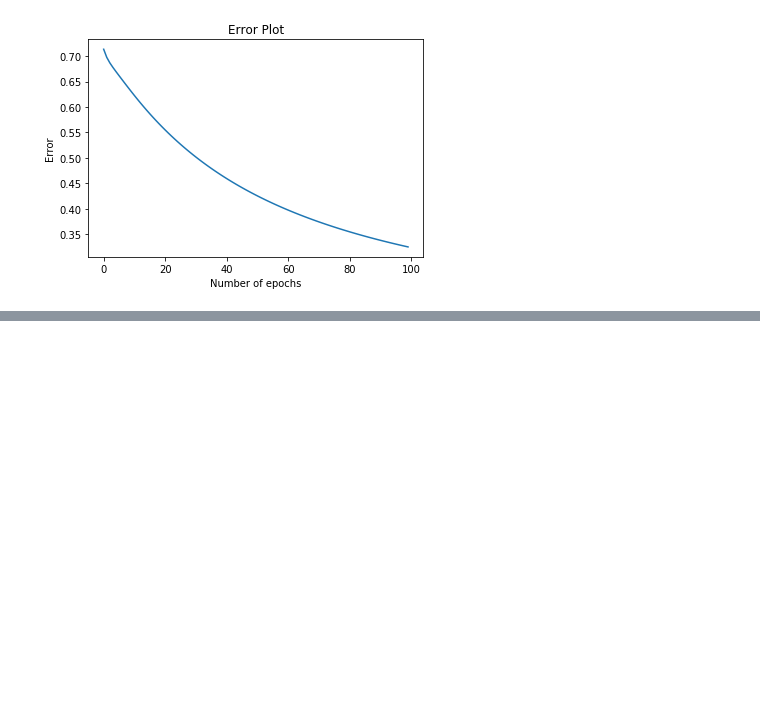
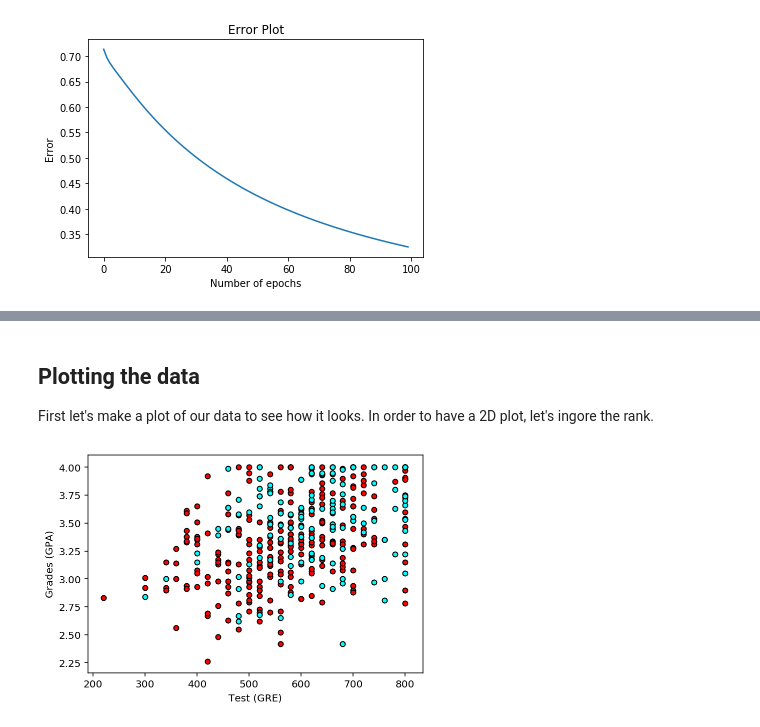
Before and after one commit to ChristopherDaigle/Udacity, a Jupyter notebook: IntroductionToMachineLearningProgram/Part3_DeepLearning/Introduction to Neural Networks/Notes on Deep Learning - Introduction to Neural Networks.ipynb, the cells around one changed output, grey strips where cells are left out. Saved outputs shown, nothing was run; the diff lists cells and outputs as text; code cells hidden in the pictures; blank space fills up the shorter version.

```diff
--- a/IntroductionToMachineLearningProgram/Part3_DeepLearning/Introduction to Neural Networks/Notes on Deep Learning - Introduction to Neural Networks.ipynb
+++ b/IntroductionToMachineLearningProgram/Part3_DeepLearning/Introduction to Neural Networks/Notes on Deep Learning - Introduction to Neural Networks.ipynb
@@ -513,0 +527,12 @@ Feedforward is the process neural networks use to turn the input into an output.
+# %%
+# Importing pandas and numpy
+import pandas as pd
+import numpy as np
+
+# Reading the csv file into a pandas DataFrame
+data = pd.read_csv('student_data.csv')
+
+# Printing out the first 10 rows of our data
+data[:10]
+# or
+data.head(10)
@@ -513,0 +551,26 @@ Feedforward is the process neural networks use to turn the input into an output.
+# %% [markdown]
+## Plotting the data
+
+First let's make a plot of our data to see how it looks. In order to have a 2D plot, let's ingore the rank.
+# %%
+# Importing matplotlib
+import matplotlib.pyplot as plt
+%matplotlib inline
+%config InlineBackend.figure_format = 'retina'
+
+# Function to help us plot
+def plot_points(data):
+    X = np.array(data[["gre","gpa"]])
+    y = np.array(data["admit"])
+    admitted = X[np.argwhere(y==1)]
+    rejected = X[np.argwhere(y==0)]
+    plt.scatter([s[0][0] for s in rejected], [s[0][1] for s in rejected], s = 25, color = 'red', edgecolor = 'k')
+    plt.scatter([s[0][0] for s in admitted], [s[0][1] for s in admitted], s = 25, color = 'cyan', edgecolor = 'k')
+    plt.xlabel('Test (GRE)')
+    plt.ylabel('Grades (GPA)')
+
+# Plotting the points
+plot_points(data)
+plt.show()
+# %% [output]
+[figure, added]
```
Also changed, not shown: parts of 19 cells of this notebook, 5 other files.
